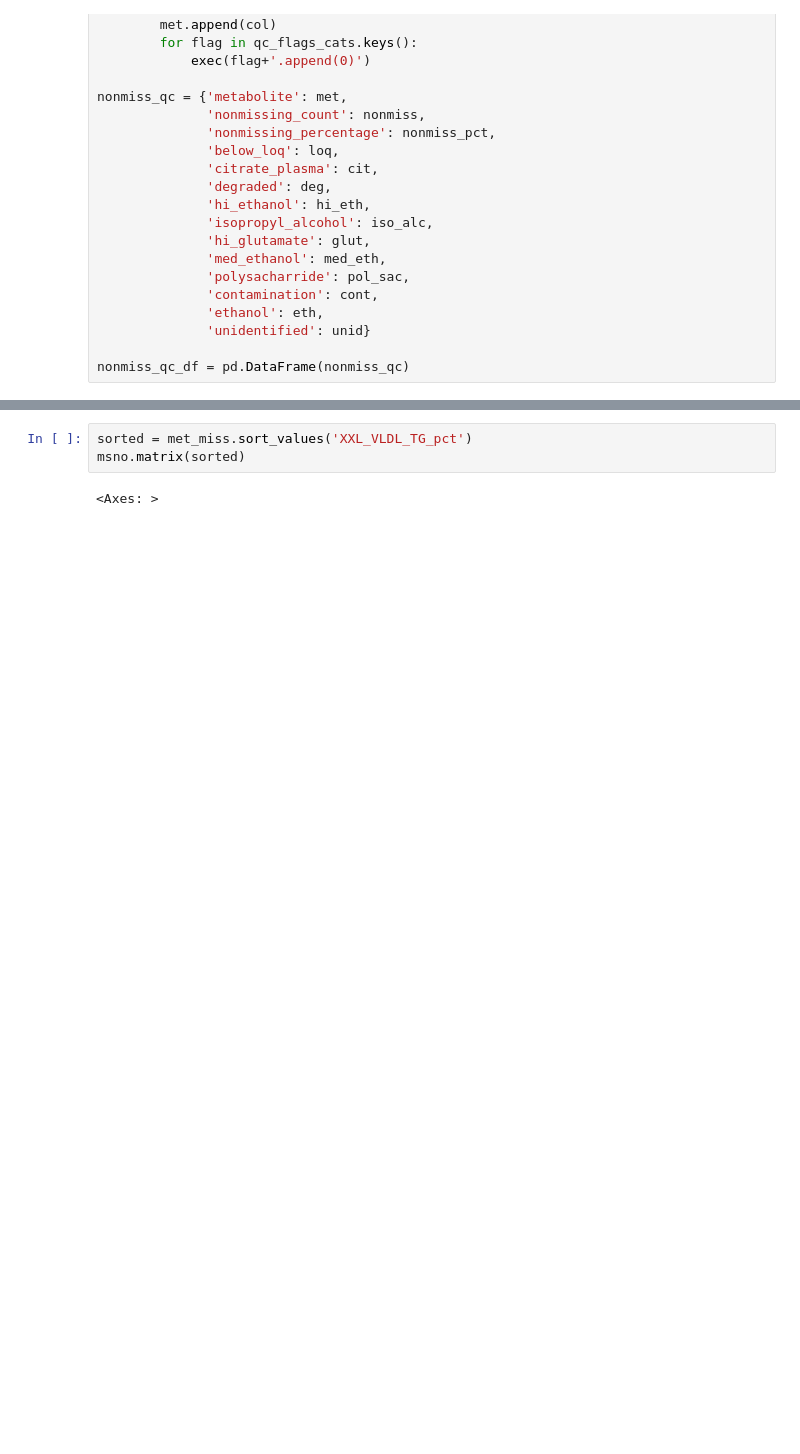
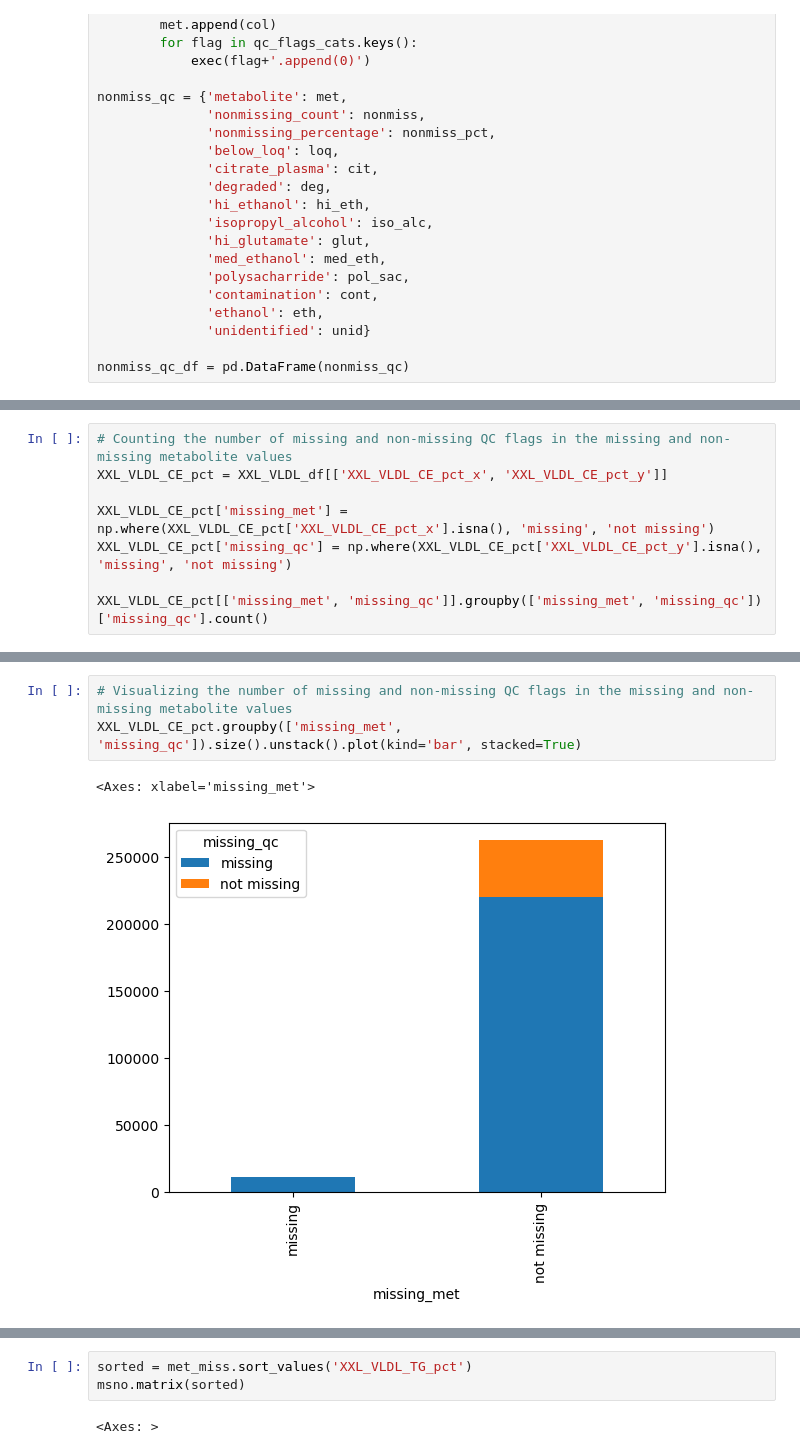
Before and after one commit to AlyaGhina/psoriasis-metabolomics, a Jupyter notebook: 00. qc_check.ipynb, the cells around one changed output, grey strips where cells are left out. Drawn from its saved outputs; the diff is of its cells as text; blank space fills up the shorter version.

```diff
--- a/00. qc_check.ipynb
+++ b/00. qc_check.ipynb
@@ -204,0 +235,8 @@ qc_combined.to_excel('qc_summary.xlsx')
+# %%
+# Counting the number of missing and non-missing QC flags in the missing and non-missing metabolite values
+XXL_VLDL_CE_pct = XXL_VLDL_df[['XXL_VLDL_CE_pct_x', 'XXL_VLDL_CE_pct_y']]
+
+XXL_VLDL_CE_pct['missing_met'] = np.where(XXL_VLDL_CE_pct['XXL_VLDL_CE_pct_x'].isna(), 'missing', 'not missing')
+XXL_VLDL_CE_pct['missing_qc'] = np.where(XXL_VLDL_CE_pct['XXL_VLDL_CE_pct_y'].isna(), 'missing', 'not missing')
+
+XXL_VLDL_CE_pct[['missing_met', 'missing_qc']].groupby(['missing_met', 'missing_qc'])['missing_qc'].count()
@@ -204,0 +260,6 @@ qc_combined.to_excel('qc_summary.xlsx')
+# %%
+# Visualizing the number of missing and non-missing QC flags in the missing and non-missing metabolite values
+XXL_VLDL_CE_pct.groupby(['missing_met', 'missing_qc']).size().unstack().plot(kind='bar', stacked=True)
+# %% [output]
+<Axes: xlabel='missing_met'>
+[figure, added]
```
Also changed, not shown: parts of 29 cells of this notebook.
